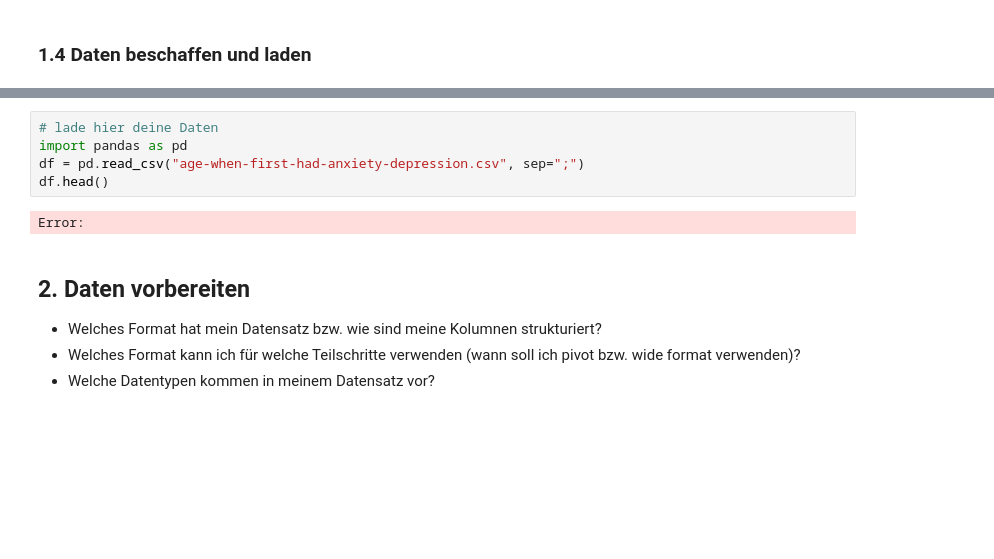
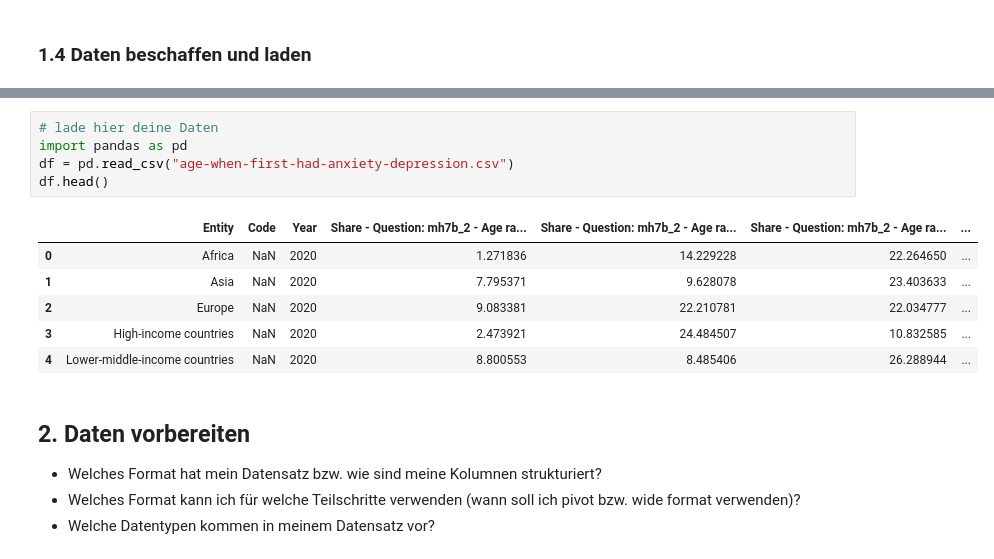
Before and after one commit to CarolinaTresch/Burden_of_Mental_Illness, a Jupyter notebook: Python LN mental illness age.ipynb, the cells around one changed output, grey strips where cells are left out. Drawn from its saved outputs; the diff is of its cells as text; blank space fills up the shorter version.

```diff
--- a/Python LN mental illness age.ipynb
+++ b/Python LN mental illness age.ipynb
@@ -39,10 +32,15 @@ Error:
 # %%
 # lade hier deine Daten
 import pandas as pd
-df = pd.read_csv("age-when-first-had-anxiety-depression.csv", sep=";")
+df = pd.read_csv("age-when-first-had-anxiety-depression.csv")
 df.head()
 # %% [output]
-Error:
+|  | Entity | Code | Year | Share - Question: mh7b_2 - Age ra... | Share - Question: mh7b_2 - Age ra... | Share - Question: mh7b_2 - Age ra... | ... |
+| 0 | Africa | NaN | 2020 | 1.271836 | 14.229228 | 22.264650 | ... |
+| 1 | Asia | NaN | 2020 | 7.795371 | 9.628078 | 23.403633 | ... |
+| 2 | Europe | NaN | 2020 | 9.083381 | 22.210781 | 22.034777 | ... |
+| 3 | High-income countries | NaN | 2020 | 2.473921 | 24.484507 | 10.832585 | ... |
+| 4 | Lower-middle-income countries | NaN | 2020 | 8.800553 | 8.485406 | 26.288944 | ... |
 # %% [markdown]
 ## 2. Daten vorbereiten
 - Welches Format hat mein Datensatz bzw. wie sind meine Kolumnen strukturiert?
```
Also changed, not shown: parts of 32 cells of this notebook.
